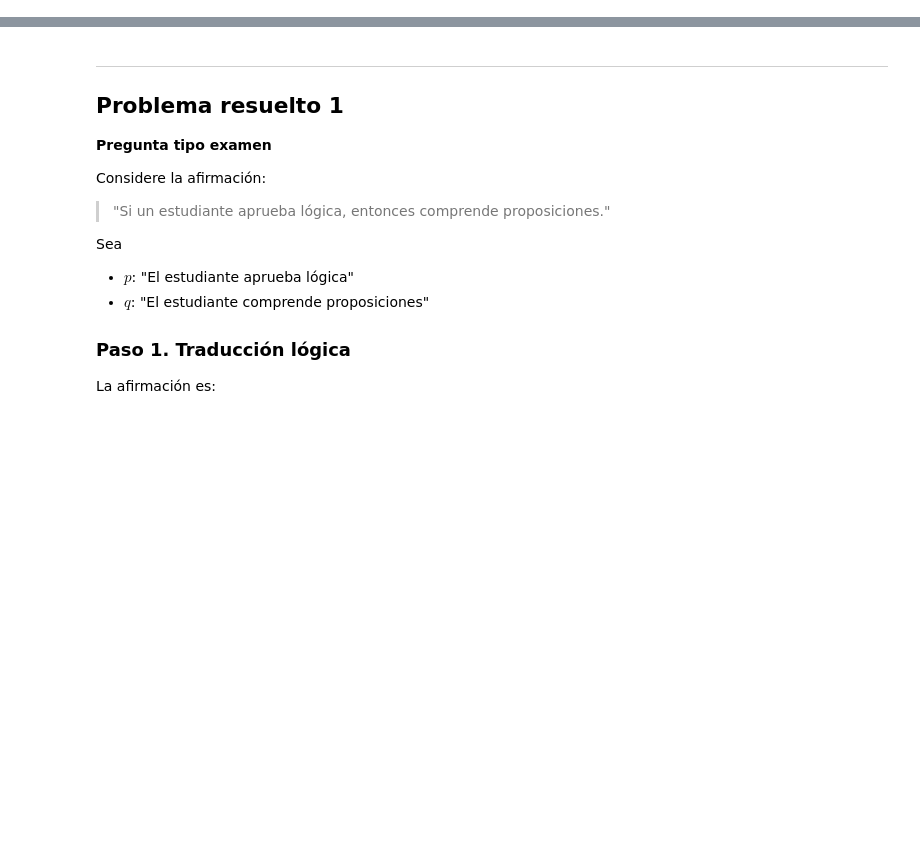
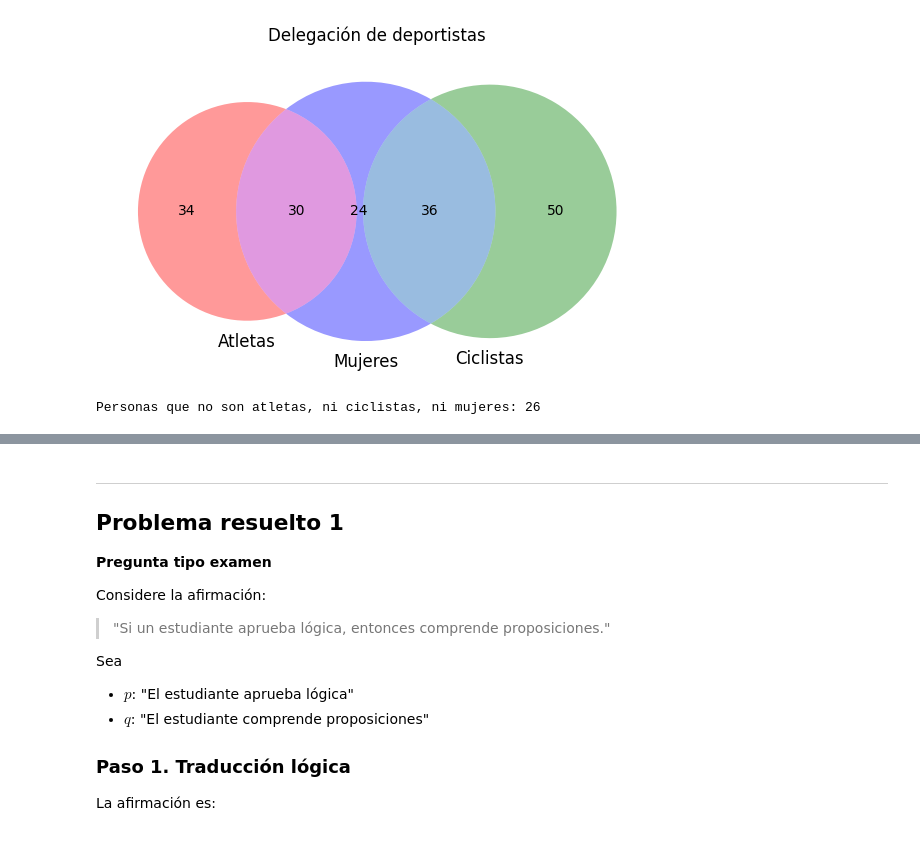
Before and after one commit to marco-canas/camino-udea, a Jupyter notebook: 3_lenguaje_proposicional/clase_01_diagnostico_y_analisis_del_lenguaje/clase1_lenguaje_proposicional.ipynb, the cells around one changed output, grey strips where cells are left out. Drawn from its saved outputs; the diff is of its cells as text; code cells hidden in the pictures; blank space fills up the shorter version.

```diff
--- a/3_lenguaje_proposicional/clase_01_diagnostico_y_analisis_del_lenguaje/clase1_lenguaje_proposicional.ipynb
+++ b/3_lenguaje_proposicional/clase_01_diagnostico_y_analisis_del_lenguaje/clase1_lenguaje_proposicional.ipynb
@@ -511,0 +332,28 @@ Esto te permitiría tener **todo el curso de preparación completamente estructu
+# %%
+
+# =========================
+# Diagrama de Venn
+# =========================
+
+plt.figure(figsize=(7,7))
+
+venn3(
+    subsets=(
+        solo_A,
+        solo_C,
+        A_C_solo,
+        solo_M,
+        A_M_solo,
+        C_M_solo,
+        A_C_M
+    ),
+    set_labels=("Atletas","Ciclistas","Mujeres")
+)
+
+plt.title("Delegación de deportistas")
+plt.show()
+
+print("\nPersonas que no son atletas, ni ciclistas, ni mujeres:", ninguno)
+# %% [output]
+[figure, added]
+Personas que no son atletas, ni ciclistas, ni mujeres: 26
```
Also changed, not shown: parts of 58 cells of this notebook, 3 other files.
